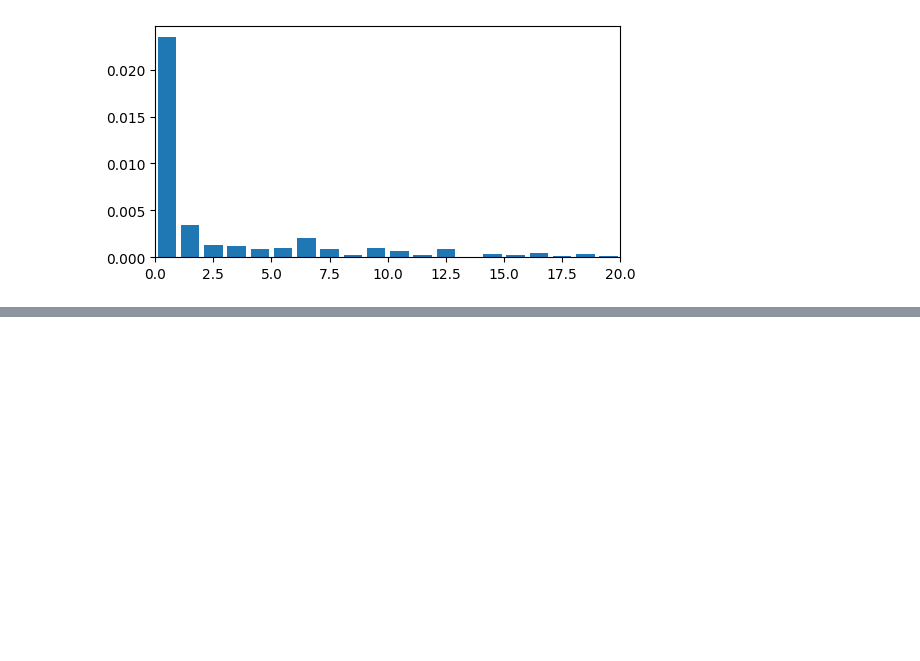
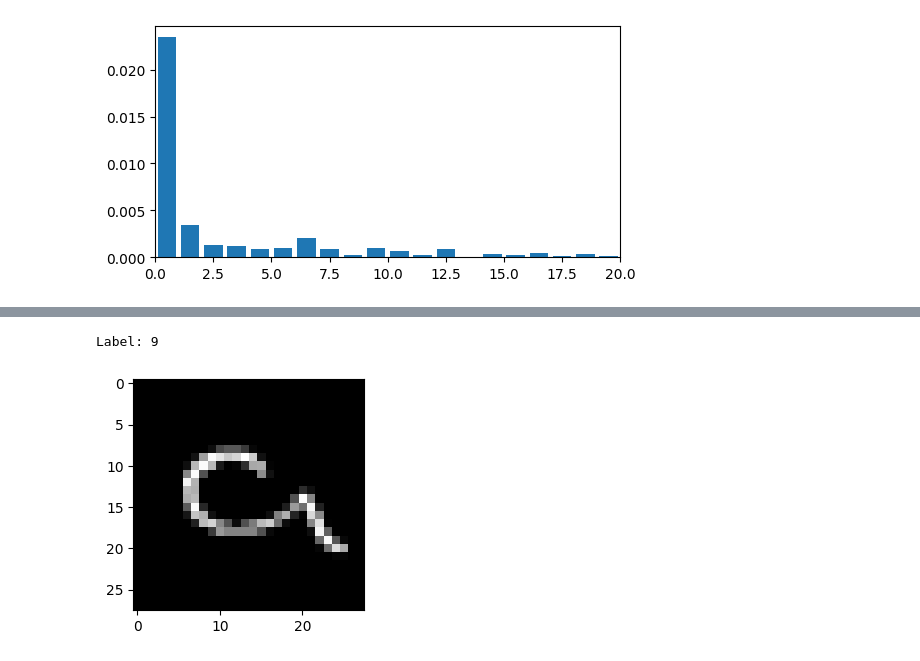
Before and after one commit to ChurroC/Number_Recognition, a Jupyter notebook: src/PCA.ipynb, the cells around one changed output, grey strips where cells are left out. Saved outputs shown, nothing was run; the diff lists cells and outputs as text; code cells hidden in the pictures; blank space fills up the shorter version.

```diff
--- a/src/PCA.ipynb
+++ b/src/PCA.ipynb
@@ -106,0 +113,7 @@ print(ind)
+# %%
+# Now that we use PCA to reduce the dimensionality of the images, we can project the original images onto the reduced space
+# This next part is a simple machine learning algorithm which is K-Nearest Neighbors (KNN)
+
+# Found it weird why we do this order but (n_samples, n_features) @ (n_features, n_components) = (n_samples, n_components)
+# This is the projection of the original images onto the reduced principle components space
+flat_images_projected = images @ reduced_V
@@ -106,0 +148,6 @@ print(ind)
+# %%
+print("Label:", labels[n])
+plt.imshow(images[n].reshape((28, 28)), cmap="gray");
+# %% [output]
+Label: 9
+[figure, added]
```
Also changed, not shown: parts of 7 cells of this notebook.
